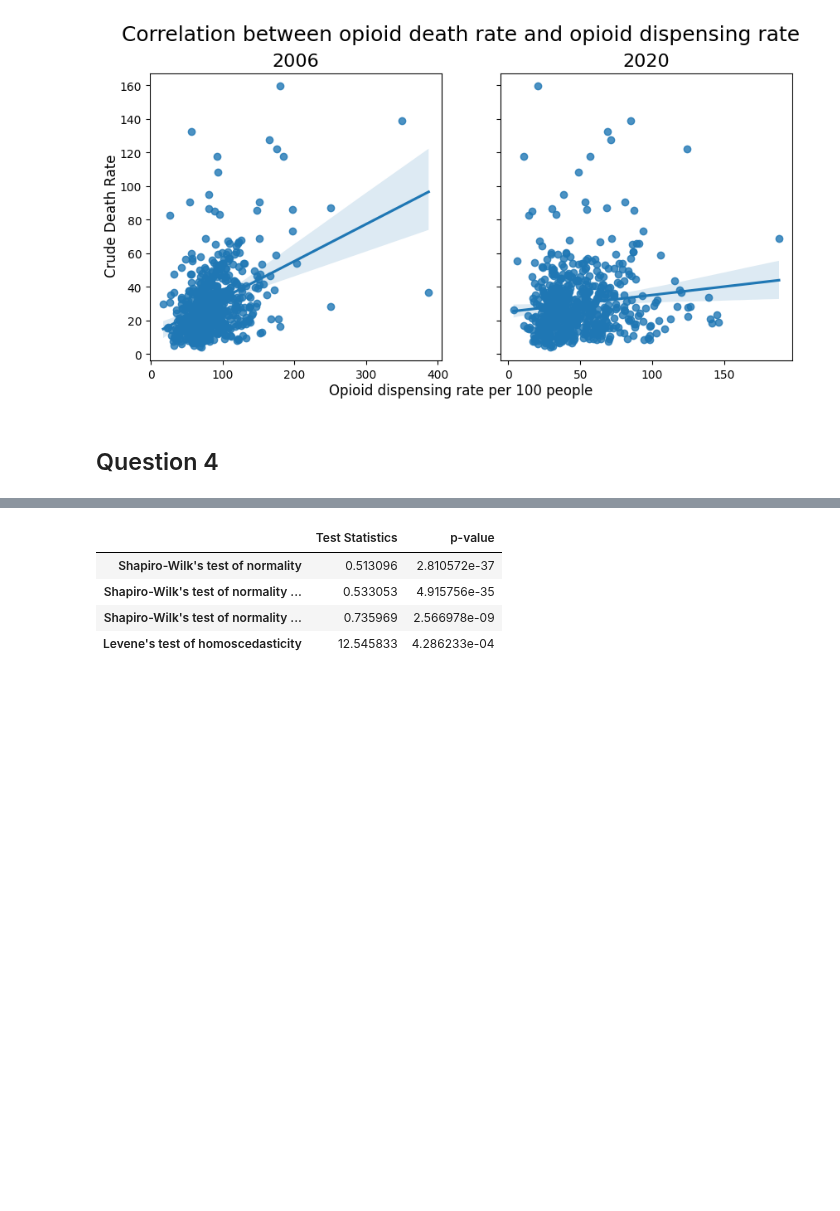
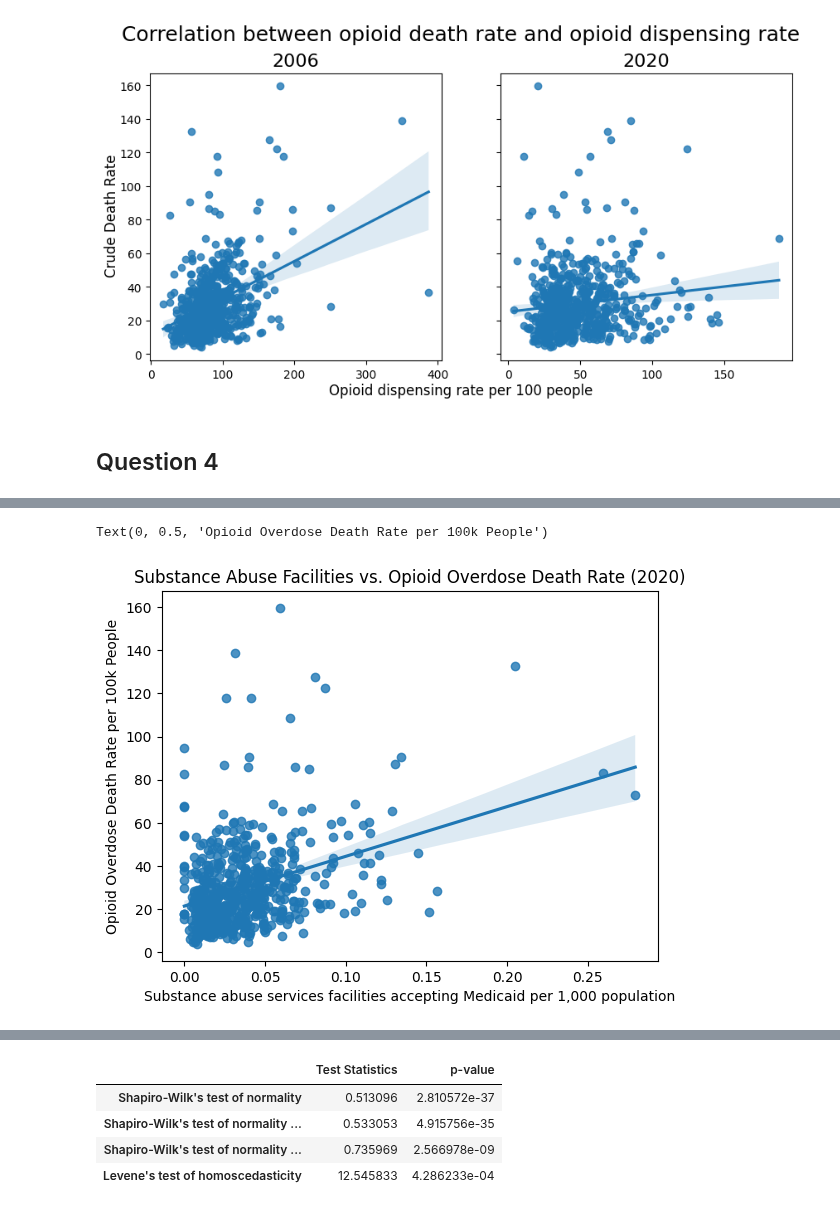
Before and after one commit to Ludougan123234/624-project, a Jupyter notebook: final.ipynb, the cells around one changed output, grey strips where cells are left out. Cells and saved outputs as stored; diff of their text form; code cells hidden in the pictures; blank space fills up the shorter version.

```diff
--- a/final.ipynb
+++ b/final.ipynb
@@ -744,0 +803,4 @@ Text(0.07, 0.5, 'Crude Death Rate')
+# %%
+# creating df with only geographic and rate of substance abuse facilities columns
+mental_health_df = sdoh_df[["COUNTYFIPS", "STATE", "COUNTY", "AMFAR_MEDSAFAC_RATE"]]
+mental_health_df.sample(5)
@@ -744,0 +823,12 @@ Text(0.07, 0.5, 'Crude Death Rate')
+# %%
+# dropping rows with null values
+mental_health_df = mental_health_df.dropna(subset=["AMFAR_MEDSAFAC_RATE"])
+
+# converting FIPS code to float for merging purposes
+mental_health_df.loc[:, "COUNTYFIPS"] = mental_health_df.COUNTYFIPS.astype(float)
+# %%
+# merging overdose death and substance abuse facility rate dataframes
+death_mental_df = death_df.query("year==2020").merge(
+    mental_health_df, left_on="County Code", right_on="COUNTYFIPS", how="inner"
+)
+death_mental_df.sample(5)
@@ -744,0 +842,9 @@ Text(0.07, 0.5, 'Crude Death Rate')
+# %%
+# creating regression plot of substance abuse facilities vs. opioid overdose death rate
+sns.regplot(x='AMFAR_MEDSAFAC_RATE', y='Crude Rate', data=death_mental_df)
+plt.title('Substance Abuse Facilities vs. Opioid Overdose Death Rate (2020)')
+plt.xlabel('Substance abuse services facilities accepting Medicaid per 1,000 population')
+plt.ylabel('Opioid Overdose Death Rate per 100k People')
+# %% [output]
+Text(0, 0.5, 'Opioid Overdose Death Rate per 100k People')
+[figure, added]
```
Also changed, not shown: parts of 30 cells of this notebook, 1 other file.
